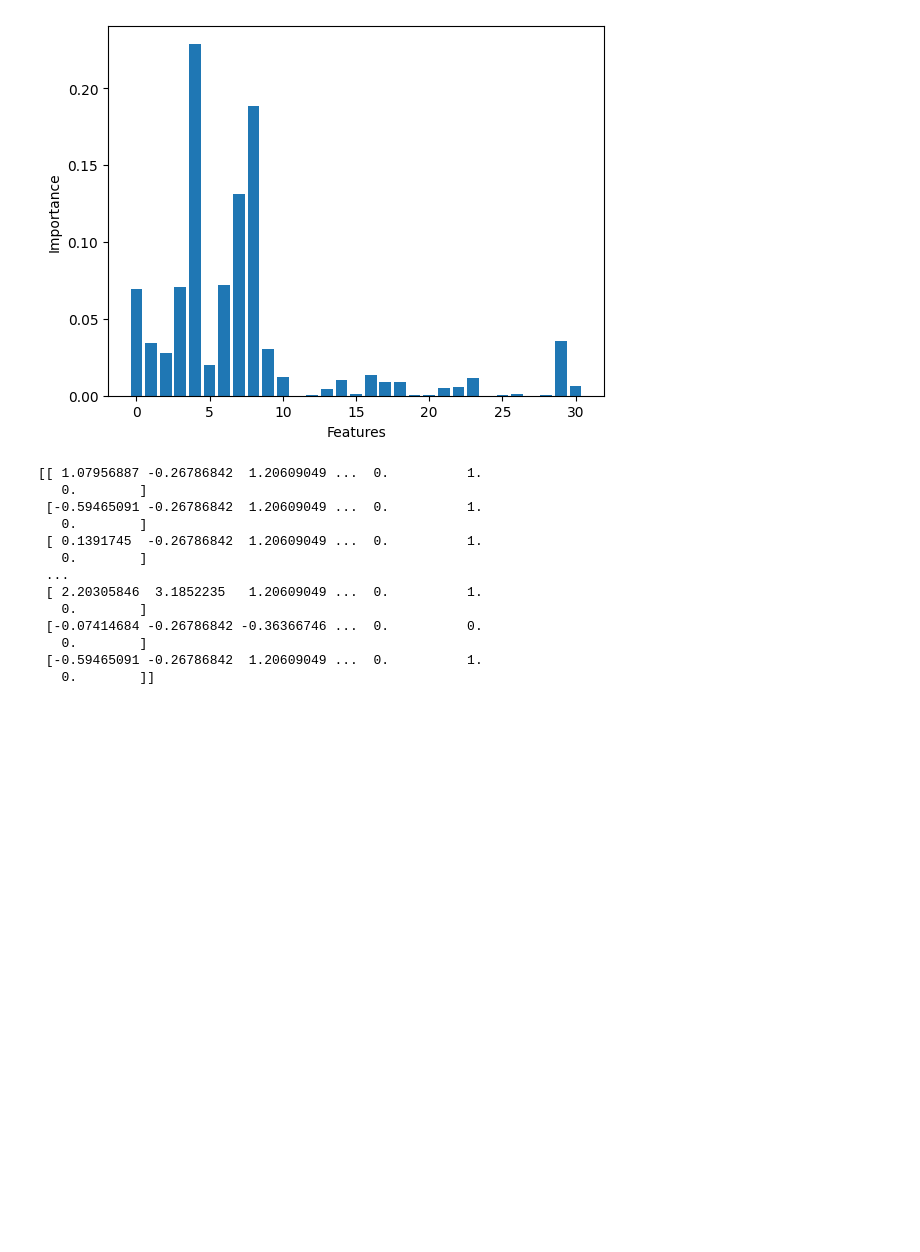
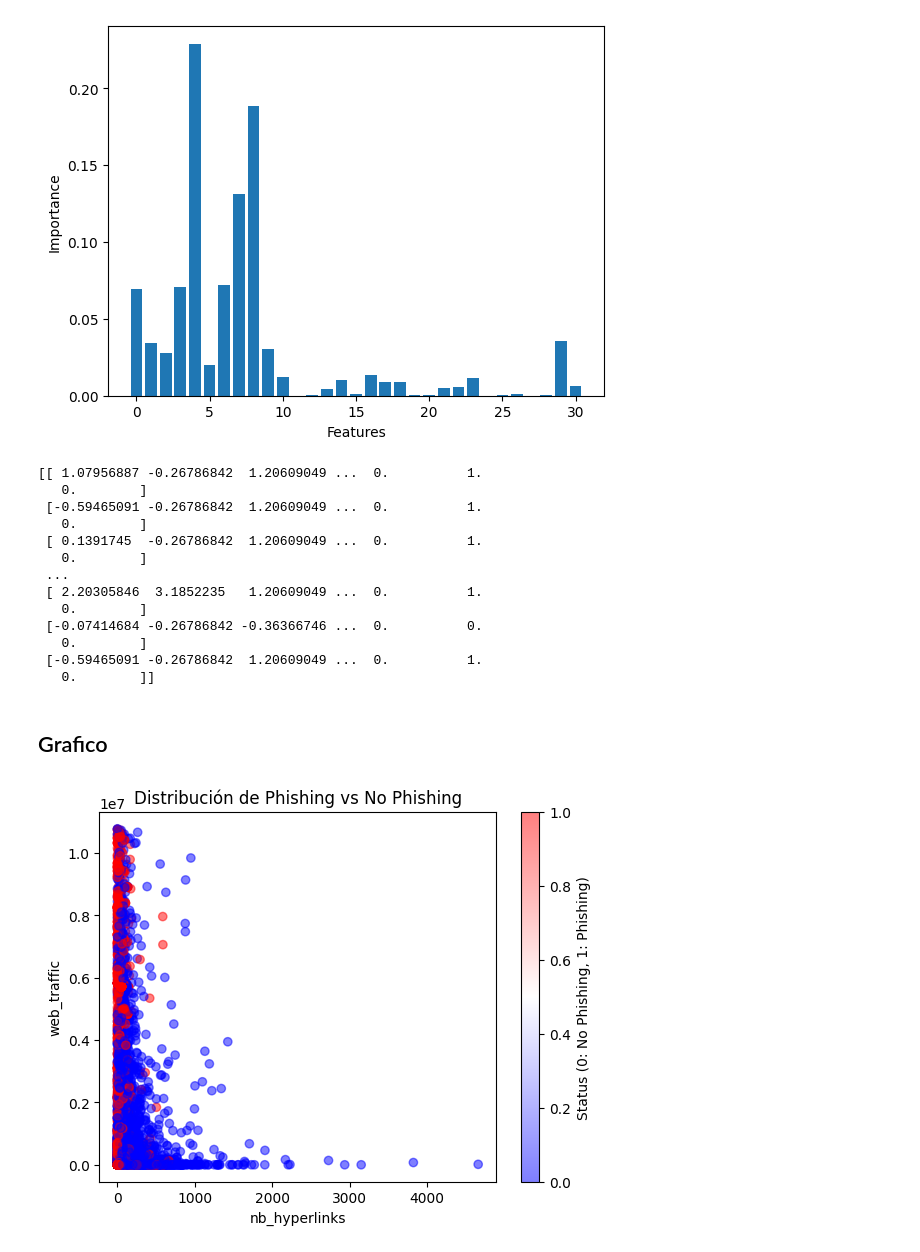
Before and after one commit to DanielMorales1103/IA-lab1, a Jupyter notebook: lab01.ipynb, the cells around one changed output. Drawn from its saved outputs; the diff is of its cells as text; code cells hidden in the pictures; blank space fills up the shorter version.

Commit message:
graph

```diff
--- a/lab01.ipynb
+++ b/lab01.ipynb
@@ -152,3 +152,17 @@ print(X_train)
    0.        ]
  [-0.59465091 -0.26786842  1.20609049 ...  0.          1.
    0.        ]]
+# %% [markdown]
+## Grafico
+# %%
+import matplotlib.pyplot as plt
+
+# Supongamos que 'feature1' y 'feature2' son tus dos características seleccionadas
+plt.scatter(data['nb_hyperlinks'], data['web_traffic'], c=status, cmap='bwr', alpha=0.5)
+plt.xlabel('nb_hyperlinks')
+plt.ylabel('web_traffic')
+plt.title('Distribución de Phishing vs No Phishing')
+plt.colorbar(label='Status (0: No Phishing, 1: Phishing)')
+plt.show()
+# %% [output]
+[figure, added]
```
Also changed, not shown: parts of 1 cell of this notebook.
